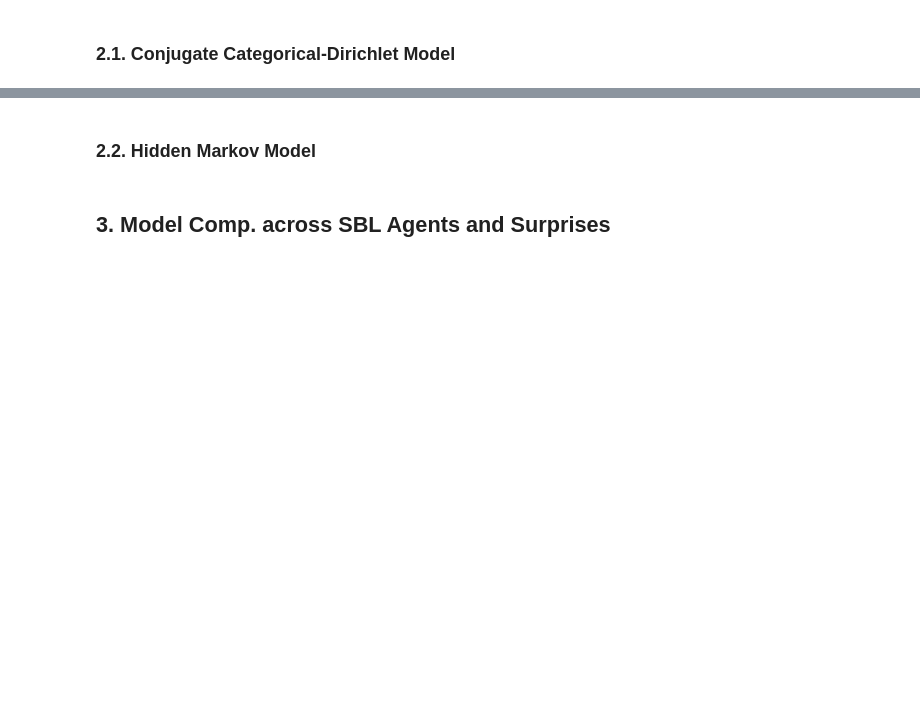
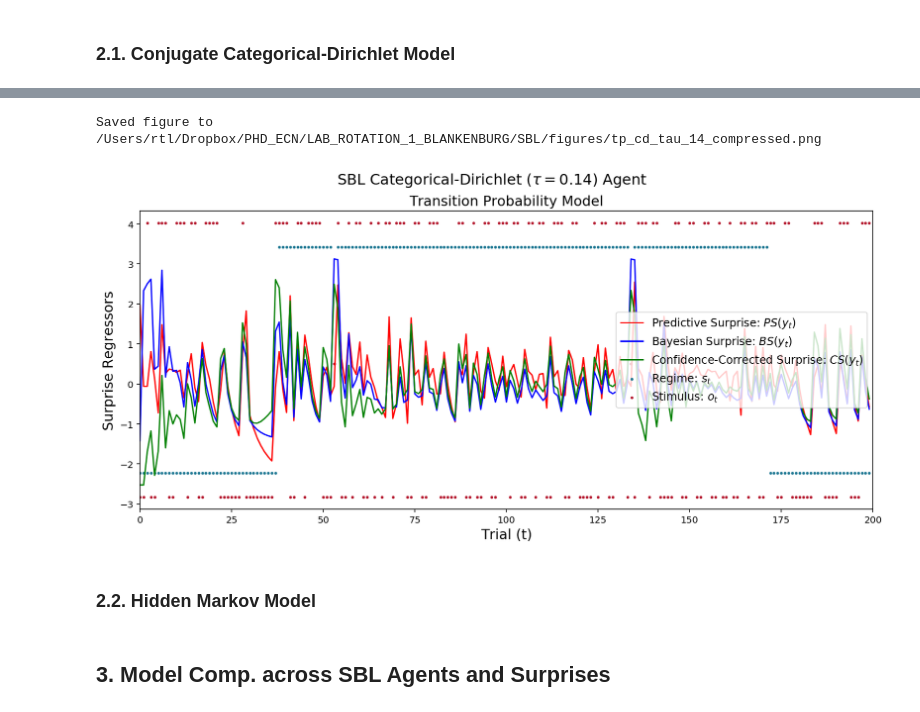
Before and after one commit to RobertTLange/SequentialBayesianLearning, a Jupyter notebook: workspace.ipynb, the cells around one changed output, grey strips where cells are left out. Cells and saved outputs as stored; diff of their text form; code cells hidden in the pictures; blank space fills up the shorter version.

```diff
--- a/workspace.ipynb
+++ b/workspace.ipynb
@@ -236,3 +310,12 @@ Saved figure to /Users/rtl/Dropbox/PHD_ECN/LAB_ROTATION_1_BLANKENBURG/SBL/figure
+# %%
+plot_surprise2(TP_CD_tau, preproc="normalize",
+               sub_t="Transition Probability Model",
+               title=r"Categorical-Dirichlet ($\tau = 0.14$)",
+               max_t=200,
+               save_fname=fig_dir + "tp_cd_tau_14_compressed.png")
+# %% [output]
+Saved figure to /Users/rtl/Dropbox/PHD_ECN/LAB_ROTATION_1_BLANKENBURG/SBL/figures/tp_cd_tau_14_compressed.png
+[figure, added]
 # %% [markdown]
 ### 2.2. Hidden Markov Model
 # %%
```
Also changed, not shown: parts of 12 cells of this notebook, 14 other files.
